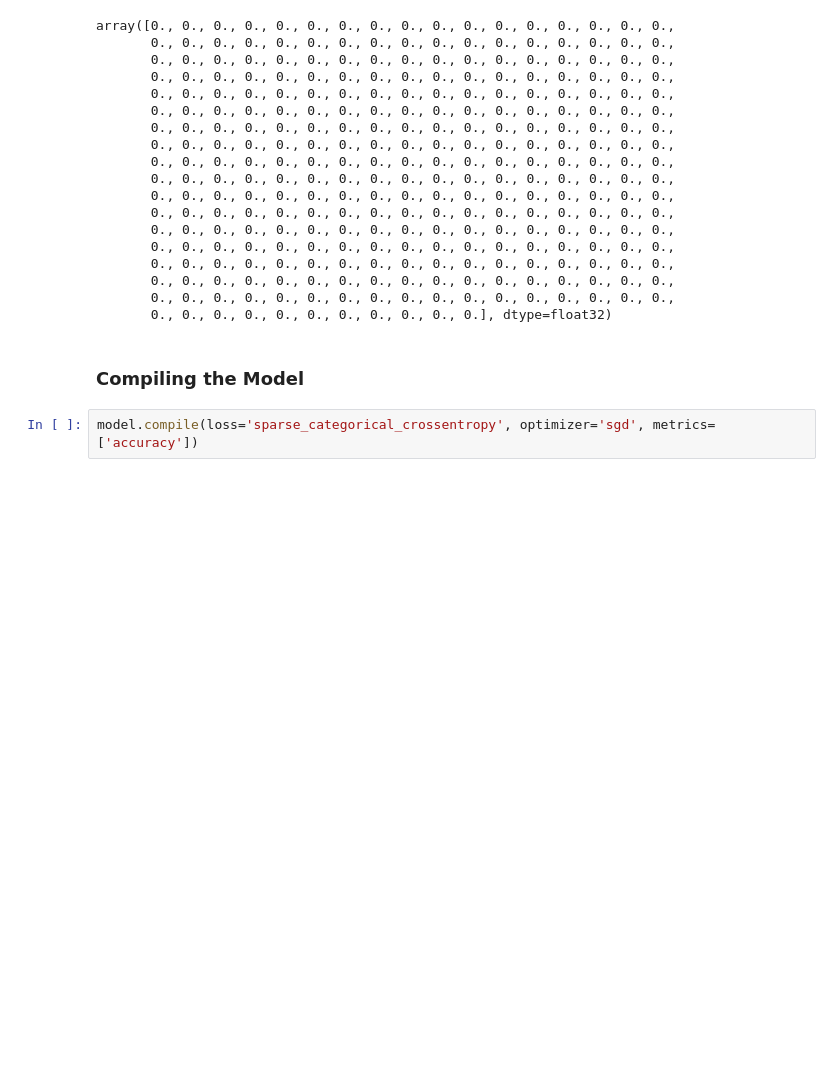
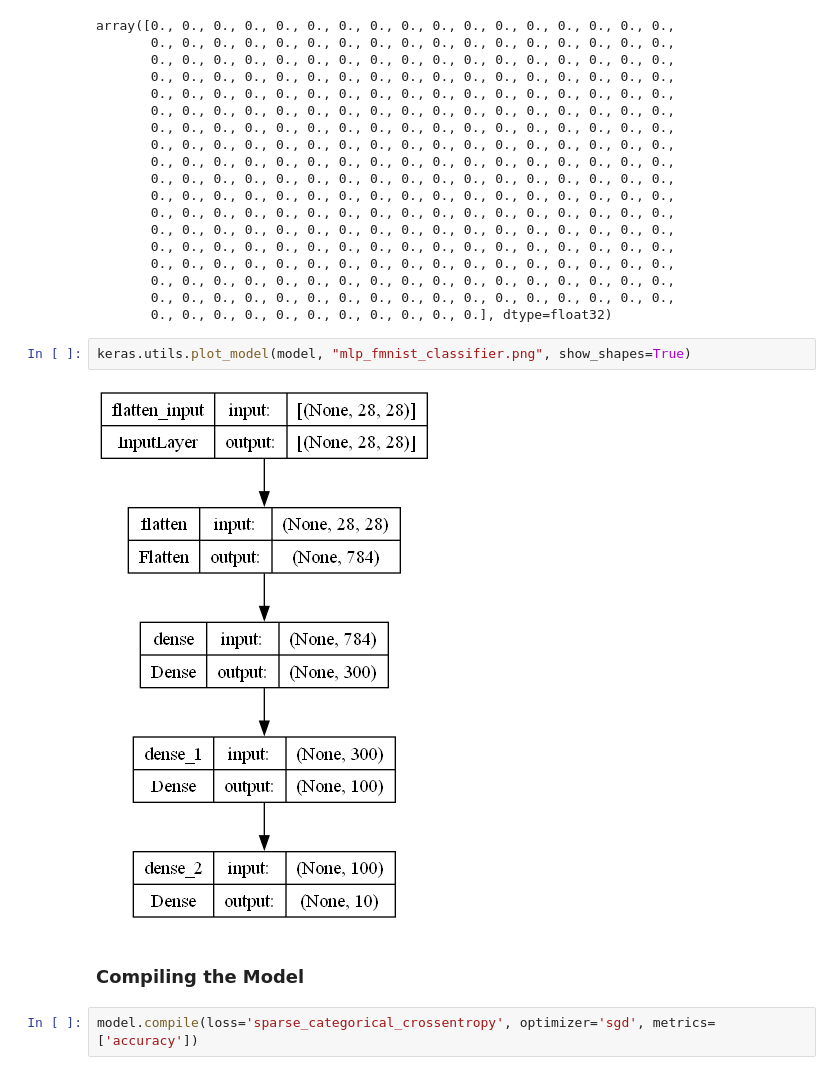
Before and after one commit to pSharpX/tf-keras-labs, a Jupyter notebook: mlp_fmnist.ipynb, the cells around one changed output. Saved outputs shown, nothing was run; the diff lists cells and outputs as text; blank space fills up the shorter version.

```diff
--- a/mlp_fmnist.ipynb
+++ b/mlp_fmnist.ipynb
@@ -124,8 +126,12 @@ array([0., 0., 0., 0., 0., 0., 0., 0., 0., 0., 0., 0., 0., 0., 0., 0., 0.,
        0., 0., 0., 0., 0., 0., 0., 0., 0., 0., 0., 0., 0., 0., 0., 0., 0.,
        0., 0., 0., 0., 0., 0., 0., 0., 0., 0., 0., 0., 0., 0., 0., 0., 0.,
        0., 0., 0., 0., 0., 0., 0., 0., 0., 0., 0.], dtype=float32)
+# %%
+keras.utils.plot_model(model, "mlp_fmnist_classifier.png", show_shapes=True)
+# %% [output]
+[figure, added]
 # %% [markdown]
- ### Compiling the Model
+### Compiling the Model
 # %%
 model.compile(loss='sparse_categorical_crossentropy', optimizer='sgd', metrics=['accuracy'])
 # %% [output]
```
Also changed, not shown: parts of 31 cells of this notebook, 3 other files.
